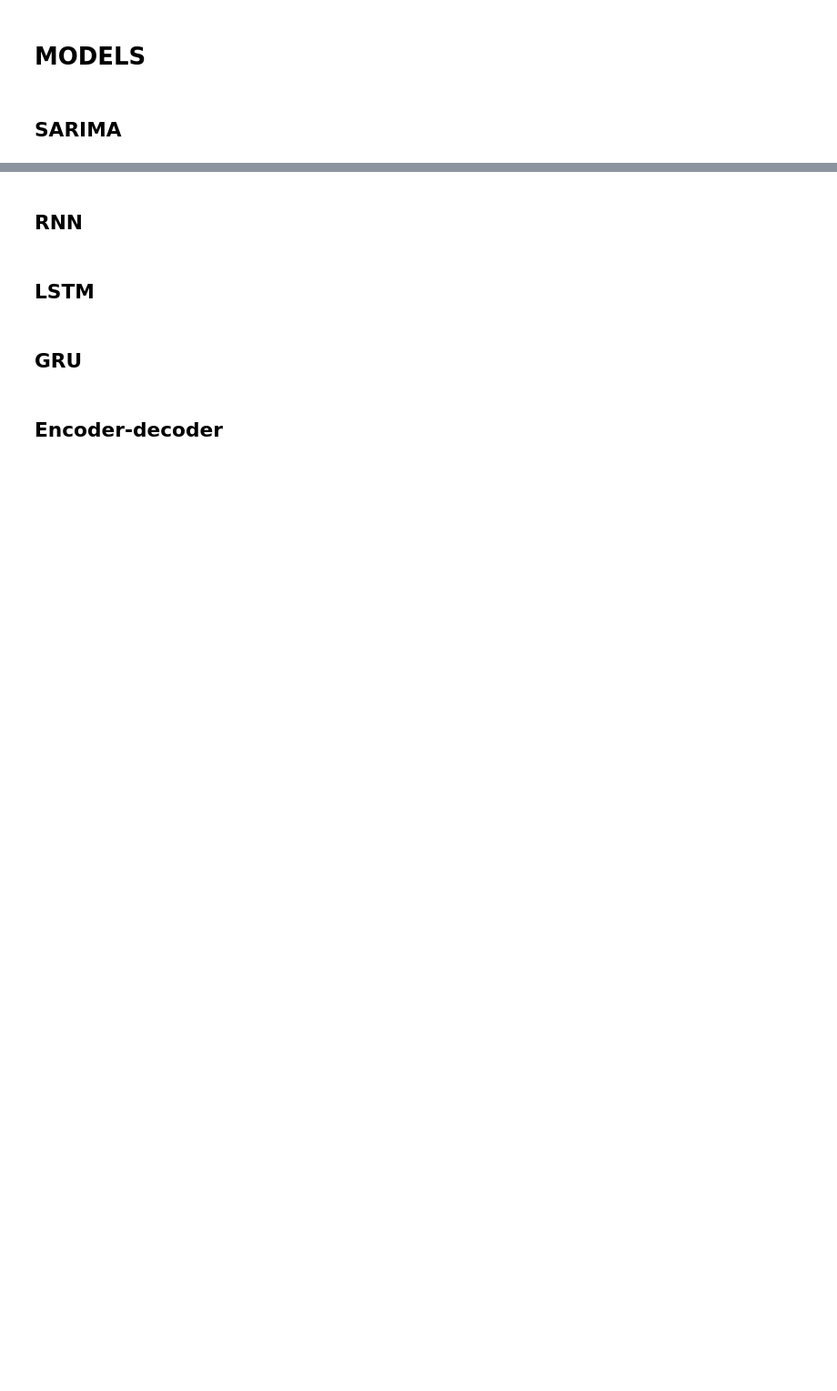
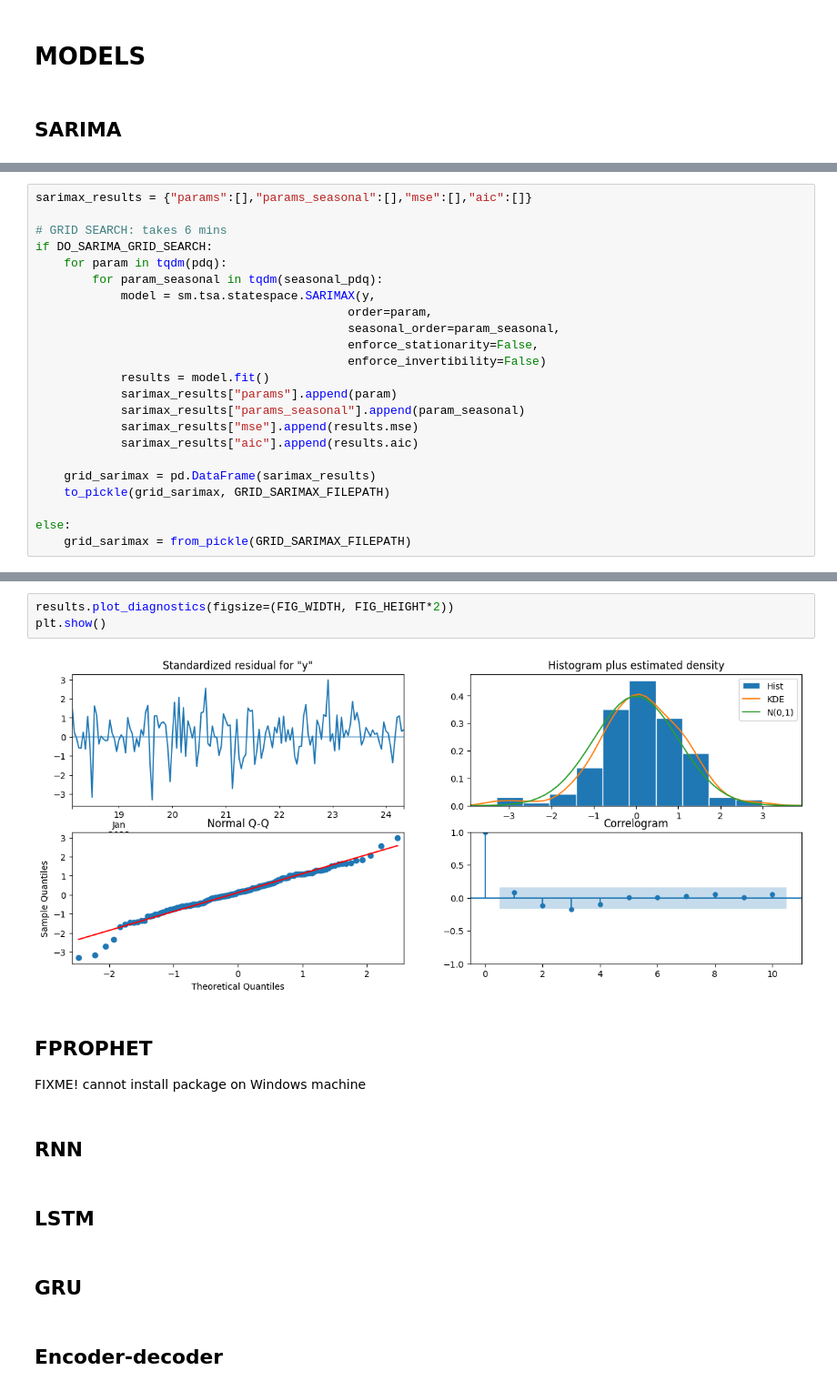
Before and after one commit to babenyshevs/financial-timeseries, a Jupyter notebook: notebooks/3.01-sba-modeling.ipynb, the cells around one changed output, grey strips where cells are left out. Shown: that part at 91% size. Drawn from its saved outputs; the diff is of its cells as text; blank space fills up the shorter version.

```diff
--- a/notebooks/3.01-sba-modeling.ipynb
+++ b/notebooks/3.01-sba-modeling.ipynb
@@ -52,0 +79,23 @@ testset = from_pickle(TESTSET_FILEPATH)
+# %%
+sarimax_results = {"params":[],"params_seasonal":[],"mse":[],"aic":[]}
+
+# GRID SEARCH: takes 6 mins
+if DO_SARIMA_GRID_SEARCH:
+    for param in tqdm(pdq):
+        for param_seasonal in tqdm(seasonal_pdq):
+            model = sm.tsa.statespace.SARIMAX(y,
+                                            order=param,
+                                            seasonal_order=param_seasonal,
+                                            enforce_stationarity=False,
+                                            enforce_invertibility=False)
+            results = model.fit()
+            sarimax_results["params"].append(param)
+            sarimax_results["params_seasonal"].append(param_seasonal)
+            sarimax_results["mse"].append(results.mse)
+            sarimax_results["aic"].append(results.aic)
+
+    grid_sarimax = pd.DataFrame(sarimax_results)
+    to_pickle(grid_sarimax, GRID_SARIMAX_FILEPATH)
+
+else:
+    grid_sarimax = from_pickle(GRID_SARIMAX_FILEPATH)
@@ -53,3 +171,12 @@ testset = from_pickle(TESTSET_FILEPATH)
+# %%
+results.plot_diagnostics(figsize=(FIG_WIDTH, FIG_HEIGHT*2))
+plt.show()
+# %% [output]
+[figure, added]
+# %% [markdown]
+## FPROPHET
+
+FIXME! cannot install package on Windows machine
 # %% [markdown]
 ## RNN
 # %% [markdown]
```
Also changed, not shown: parts of 12 cells of this notebook, 30 other files.
